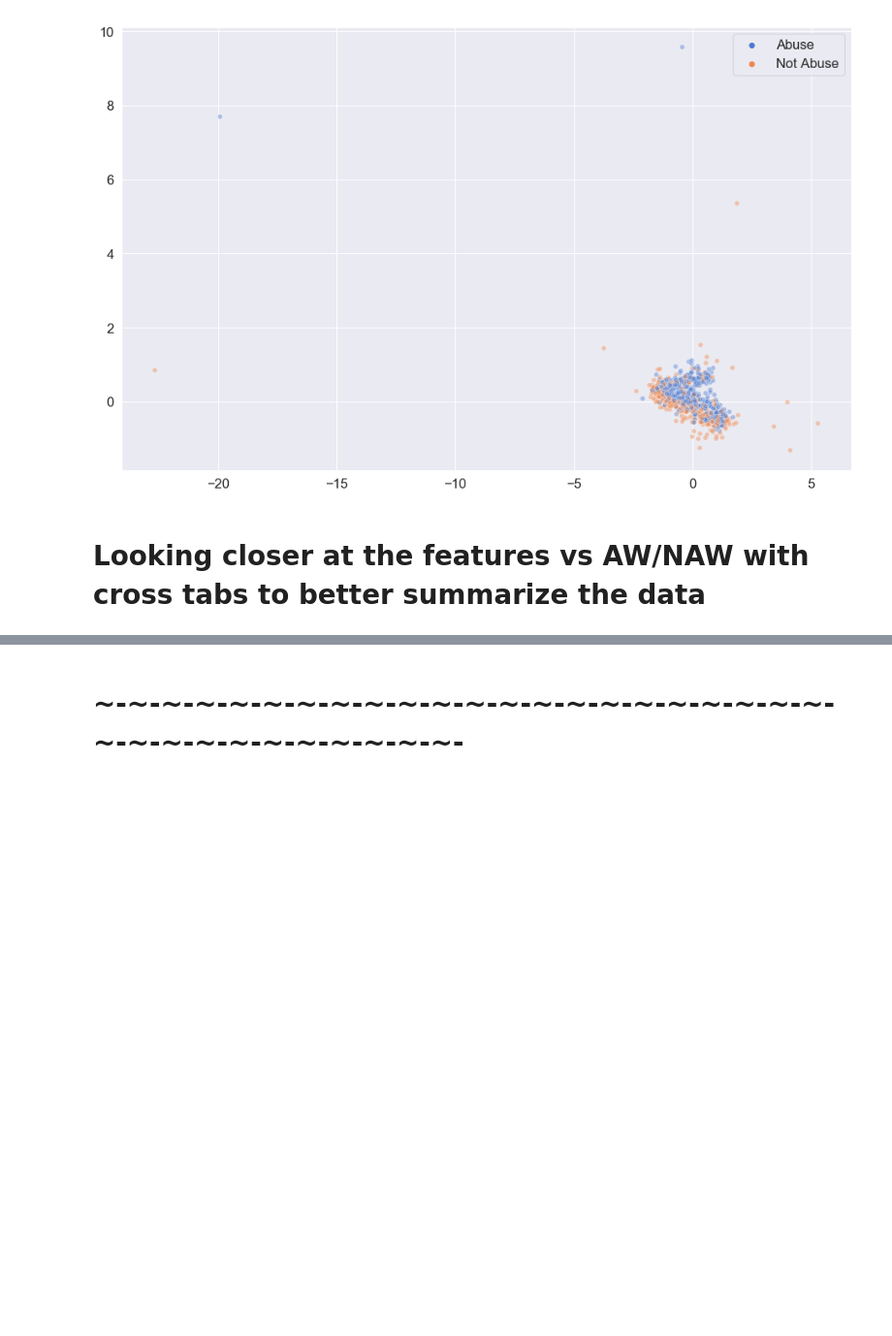
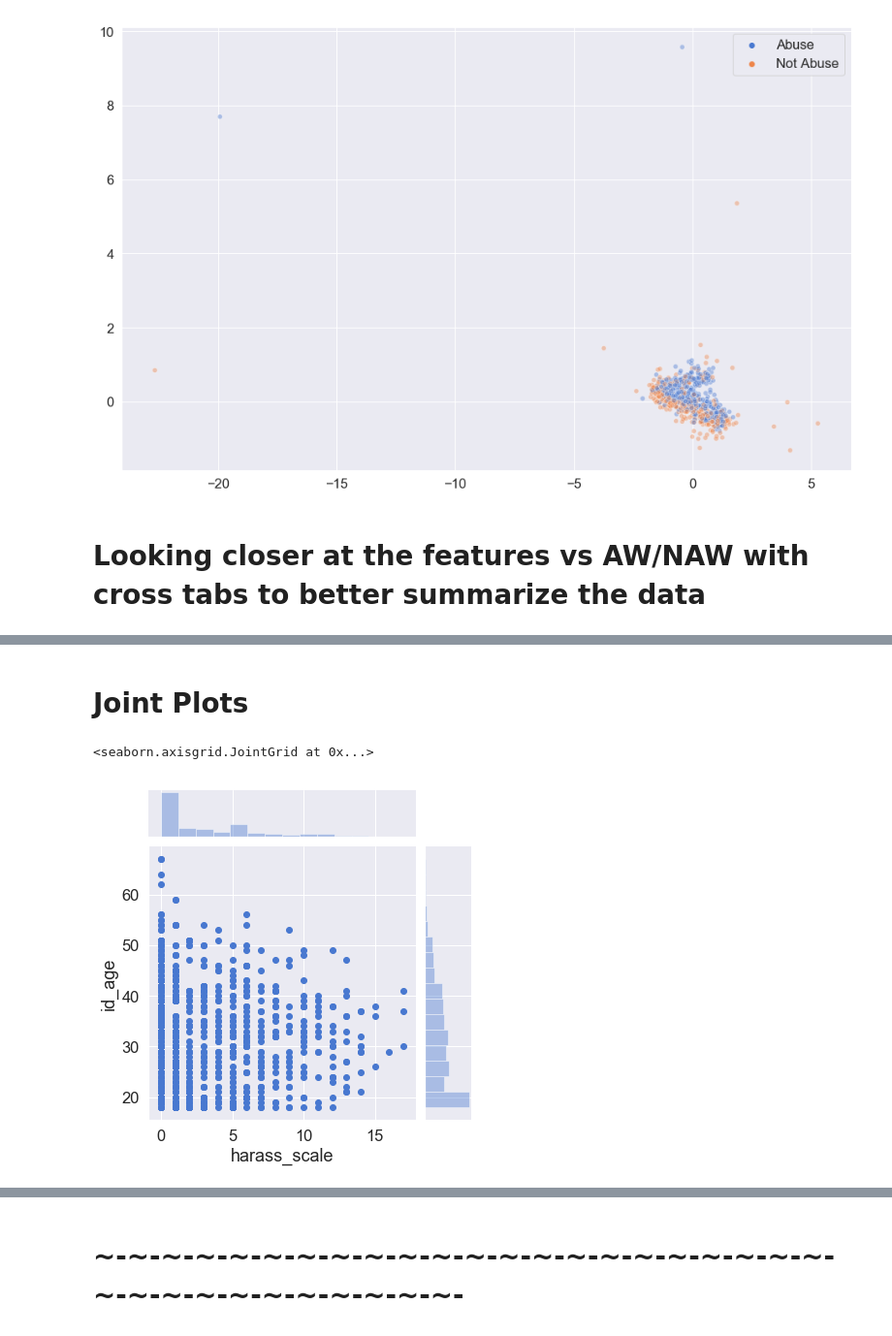
Before and after one commit to codeup-capstone-one/domestic-violence, a Jupyter notebook: Phase_1.ipynb, the cells around one changed output, grey strips where cells are left out. Shown at 97% size. Cells and saved outputs as stored; diff of their text form; code cells hidden in the pictures; blank space fills up the shorter version.

```diff
--- a/Phase_1.ipynb
+++ b/Phase_1.ipynb
@@ -514,0 +550,7 @@ features
+# %% [markdown]
+# Joint Plots
+# %%
+sns.jointplot(data=dfa, x='harass_scale', y='id_age')
+# %% [output]
+<seaborn.axisgrid.JointGrid at 0x...>
+[figure, added]
```
Also changed, not shown: parts of 14 cells of this notebook.
